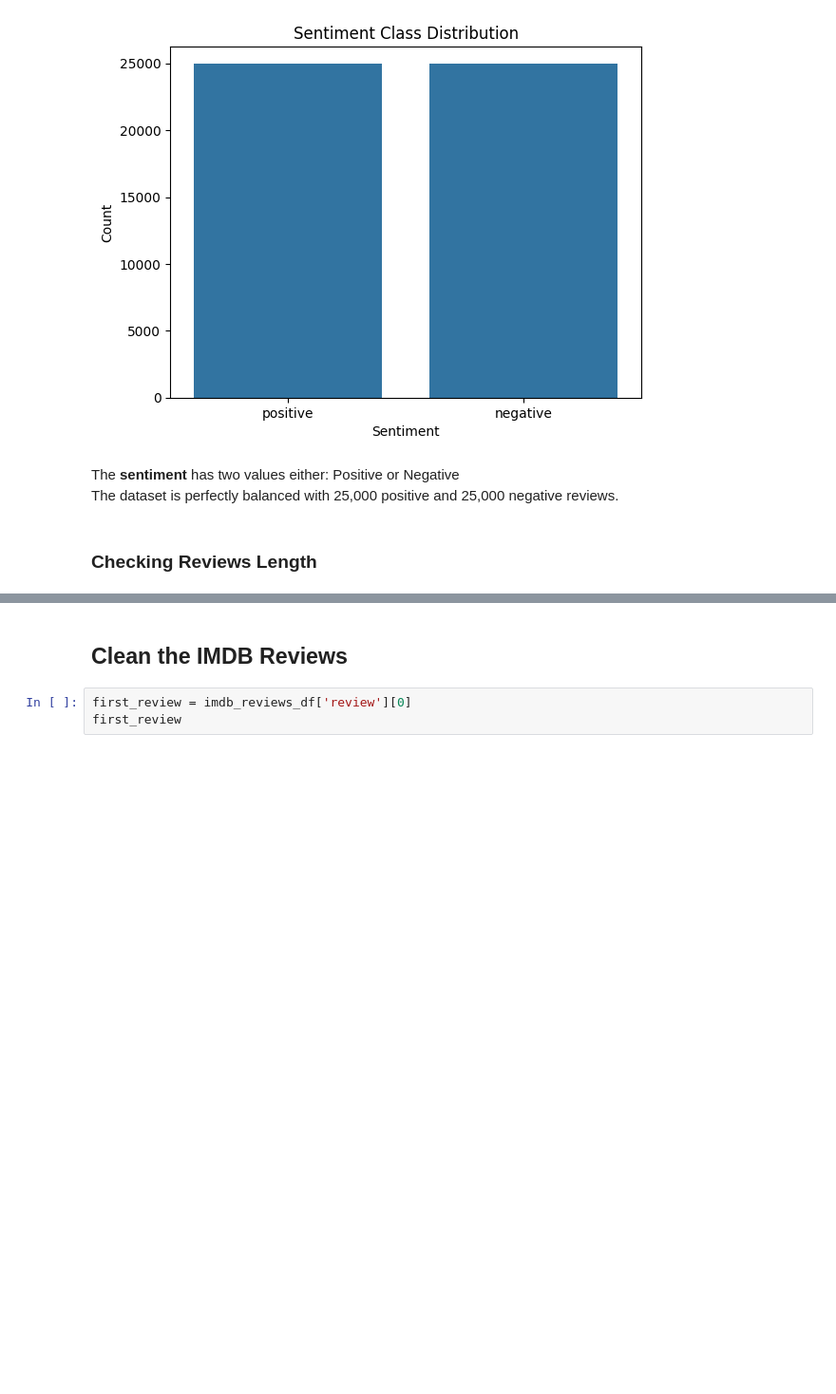
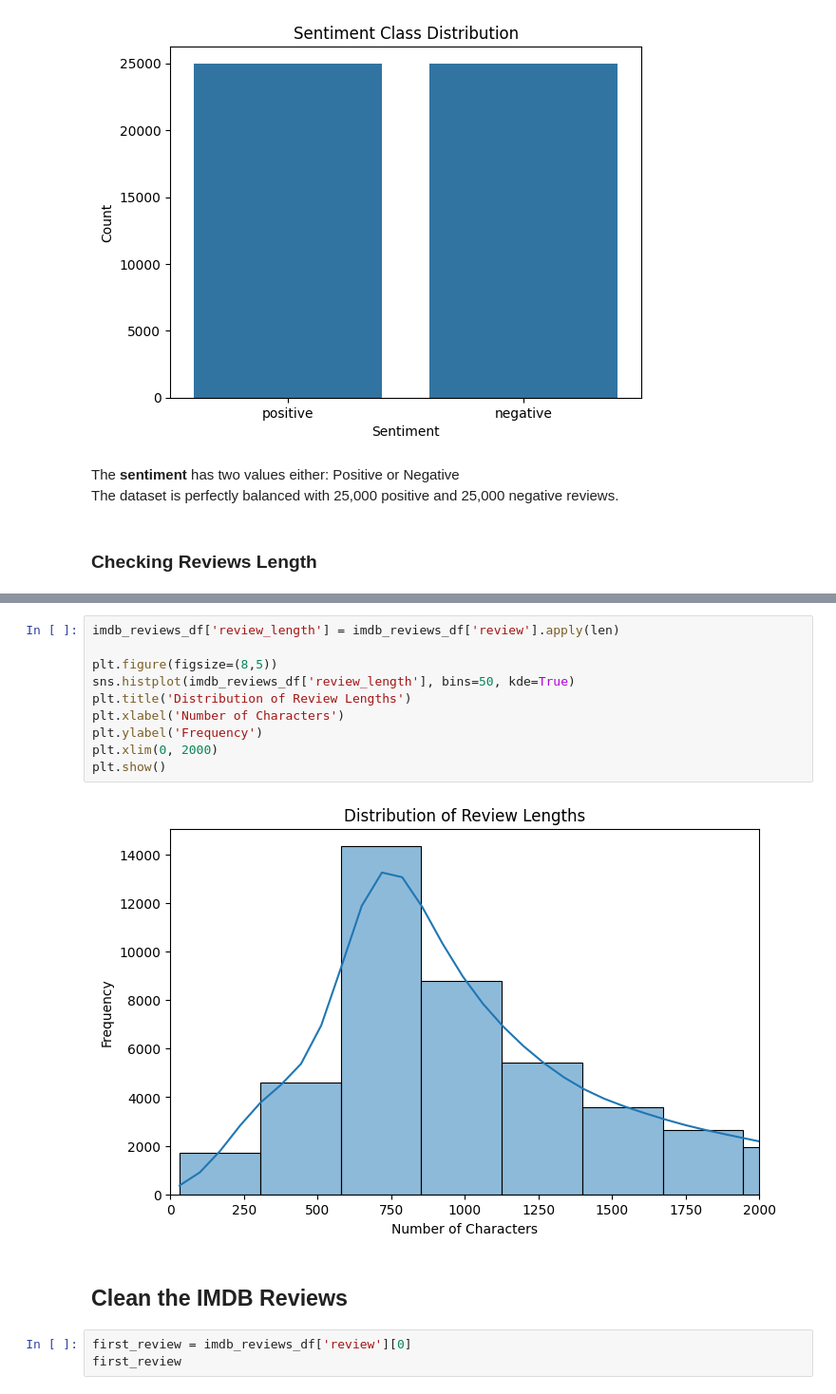
Before and after one commit to TarneemAlaa1/imdb-sentiment-classifier, a Jupyter notebook: notebooks/01_eda_preprocessing.ipynb, the cells around one changed output, grey strips where cells are left out. Shown at 95% size. Drawn from its saved outputs; the diff is of its cells as text; blank space fills up the shorter version.

```diff
--- a/notebooks/01_eda_preprocessing.ipynb
+++ b/notebooks/01_eda_preprocessing.ipynb
@@ -87,3 +87,15 @@ plt.show()
+# %%
+imdb_reviews_df['review_length'] = imdb_reviews_df['review'].apply(len)
+
+plt.figure(figsize=(8,5))
+sns.histplot(imdb_reviews_df['review_length'], bins=50, kde=True)
+plt.title('Distribution of Review Lengths')
+plt.xlabel('Number of Characters')
+plt.ylabel('Frequency')
+plt.xlim(0, 2000)
+plt.show()
+# %% [output]
+[figure, added]
 # %% [markdown]
 ## Clean the IMDB Reviews
 # %%
```
Also changed, not shown: parts of 1 cell of this notebook, 1 other file.
